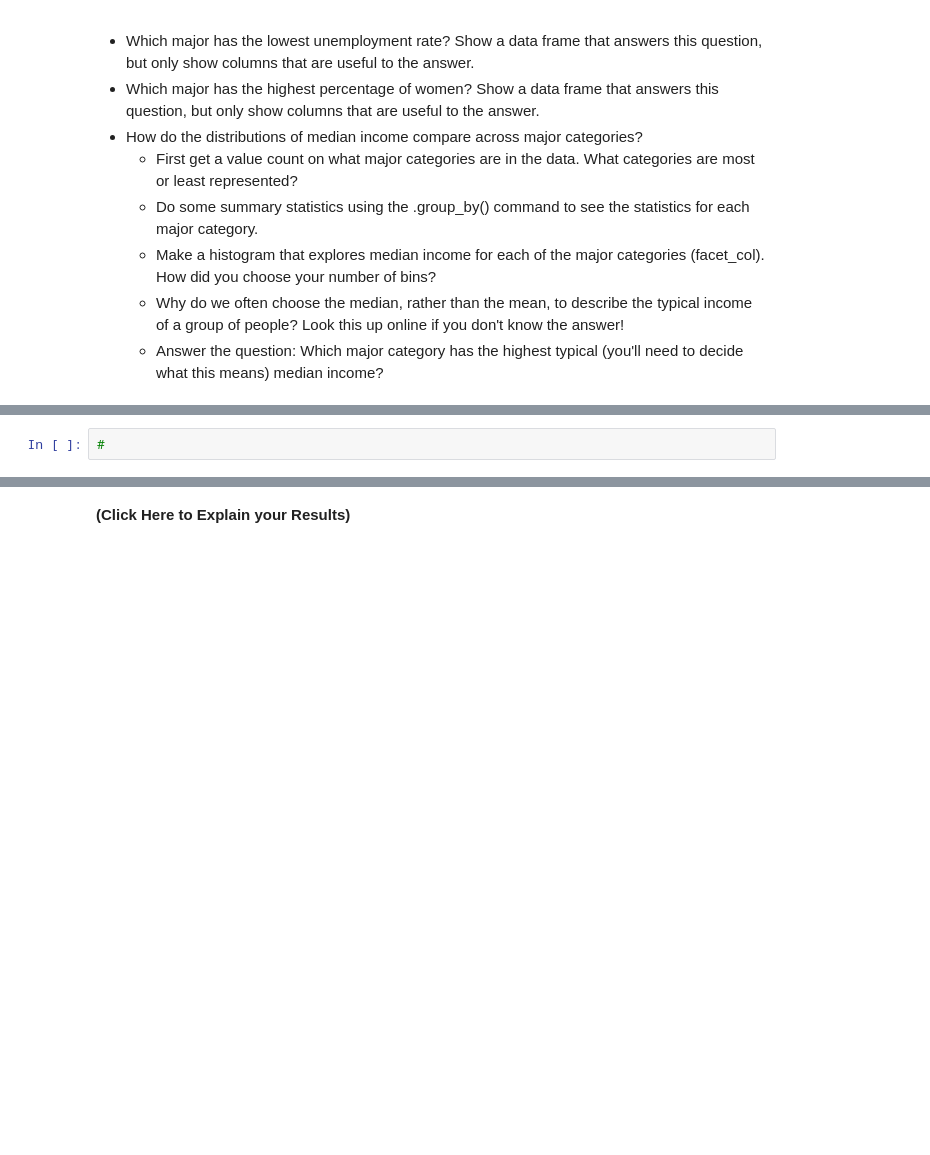
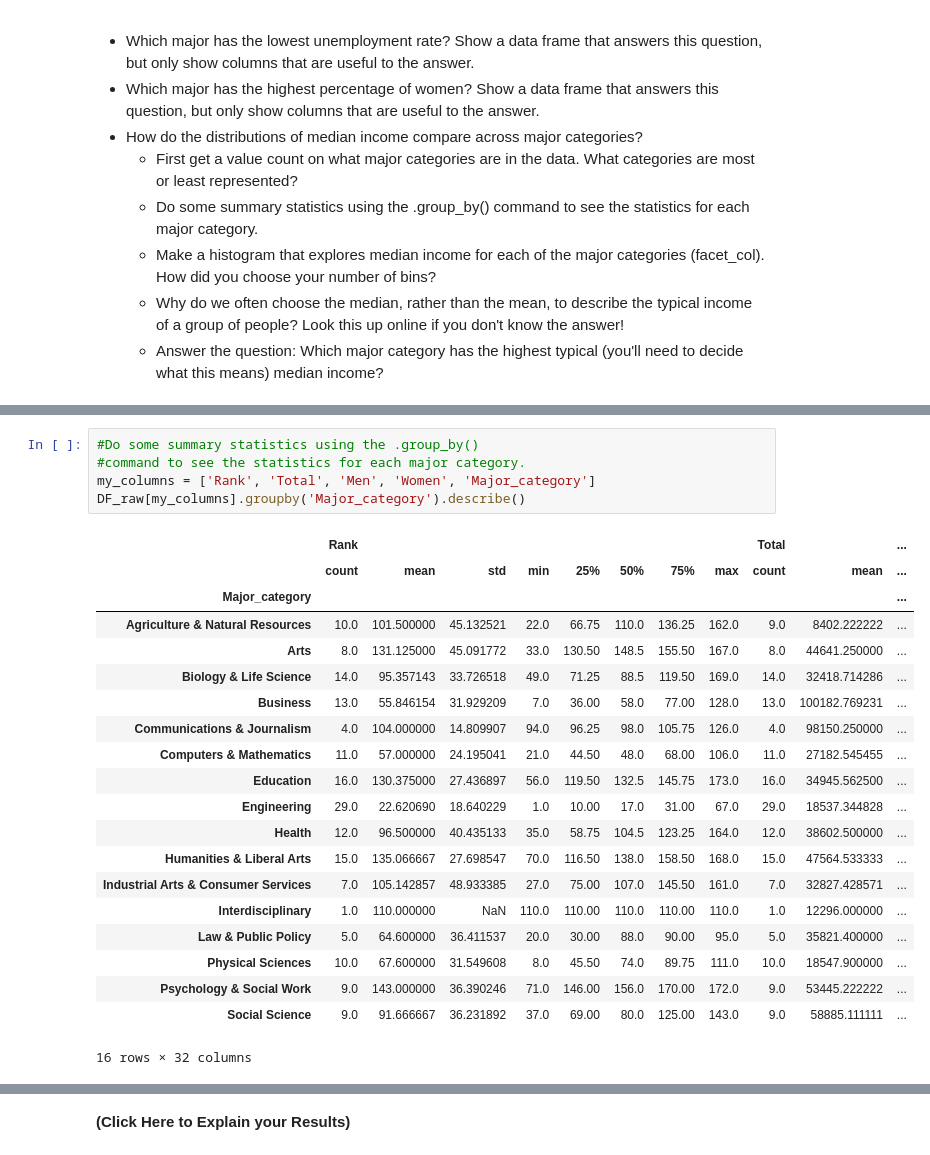
Before and after one commit to Kadegrothem/Day7, a Jupyter notebook: Day7-HW.ipynb, the cells around one changed output, grey strips where cells are left out. Drawn from its saved outputs; the diff is of its cells as text; blank space fills up the shorter version.

```diff
--- a/Day7-HW.ipynb
+++ b/Day7-HW.ipynb
@@ -289,2 +300,26 @@ DF_raw.groupby(by=['Women'])[my_columns].max()
 # %%
-#
+#Do some summary statistics using the .group_by()
+#command to see the statistics for each major category.
+my_columns = ['Rank', 'Total', 'Men', 'Women', 'Major_category']
+DF_raw[my_columns].groupby('Major_category').describe()
+# %% [output]
+|  | Rank |  |  |  |  |  |  |  | Total |  | ... |
+|  | count | mean | std | min | 25% | 50% | 75% | max | count | mean | ... |
+| Major_category |  |  |  |  |  |  |  |  |  |  | ... |
+| Agriculture & Natural Resources | 10.0 | 101.500000 | 45.132521 | 22.0 | 66.75 | 110.0 | 136.25 | 162.0 | 9.0 | 8402.222222 | ... |
+| Arts | 8.0 | 131.125000 | 45.091772 | 33.0 | 130.50 | 148.5 | 155.50 | 167.0 | 8.0 | 44641.250000 | ... |
+| Biology & Life Science | 14.0 | 95.357143 | 33.726518 | 49.0 | 71.25 | 88.5 | 119.50 | 169.0 | 14.0 | 32418.714286 | ... |
+| Business | 13.0 | 55.846154 | 31.929209 | 7.0 | 36.00 | 58.0 | 77.00 | 128.0 | 13.0 | 100182.769231 | ... |
+| Communications & Journalism | 4.0 | 104.000000 | 14.809907 | 94.0 | 96.25 | 98.0 | 105.75 | 126.0 | 4.0 | 98150.250000 | ... |
+| Computers & Mathematics | 11.0 | 57.000000 | 24.195041 | 21.0 | 44.50 | 48.0 | 68.00 | 106.0 | 11.0 | 27182.545455 | ... |
+| Education | 16.0 | 130.375000 | 27.436897 | 56.0 | 119.50 | 132.5 | 145.75 | 173.0 | 16.0 | 34945.562500 | ... |
+| Engineering | 29.0 | 22.620690 | 18.640229 | 1.0 | 10.00 | 17.0 | 31.00 | 67.0 | 29.0 | 18537.344828 | ... |
+| Health | 12.0 | 96.500000 | 40.435133 | 35.0 | 58.75 | 104.5 | 123.25 | 164.0 | 12.0 | 38602.500000 | ... |
+| Humanities & Liberal Arts | 15.0 | 135.066667 | 27.698547 | 70.0 | 116.50 | 138.0 | 158.50 | 168.0 | 15.0 | 47564.533333 | ... |
+| Industrial Arts & Consumer Services | 7.0 | 105.142857 | 48.933385 | 27.0 | 75.00 | 107.0 | 145.50 | 161.0 | 7.0 | 32827.428571 | ... |
+| Interdisciplinary | 1.0 | 110.000000 | NaN | 110.0 | 110.00 | 110.0 | 110.00 | 110.0 | 1.0 | 12296.000000 | ... |
+| Law & Public Policy | 5.0 | 64.600000 | 36.411537 | 20.0 | 30.00 | 88.0 | 90.00 | 95.0 | 5.0 | 35821.400000 | ... |
+| Physical Sciences | 10.0 | 67.600000 | 31.549608 | 8.0 | 45.50 | 74.0 | 89.75 | 111.0 | 10.0 | 18547.900000 | ... |
+| Psychology & Social Work | 9.0 | 143.000000 | 36.390246 | 71.0 | 146.00 | 156.0 | 170.00 | 172.0 | 9.0 | 53445.222222 | ... |
+| Social Science | 9.0 | 91.666667 | 36.231892 | 37.0 | 69.00 | 80.0 | 125.00 | 143.0 | 9.0 | 58885.111111 | ... |
+16 rows × 32 columns
```
Also changed, not shown: parts of 6 cells of this notebook.
